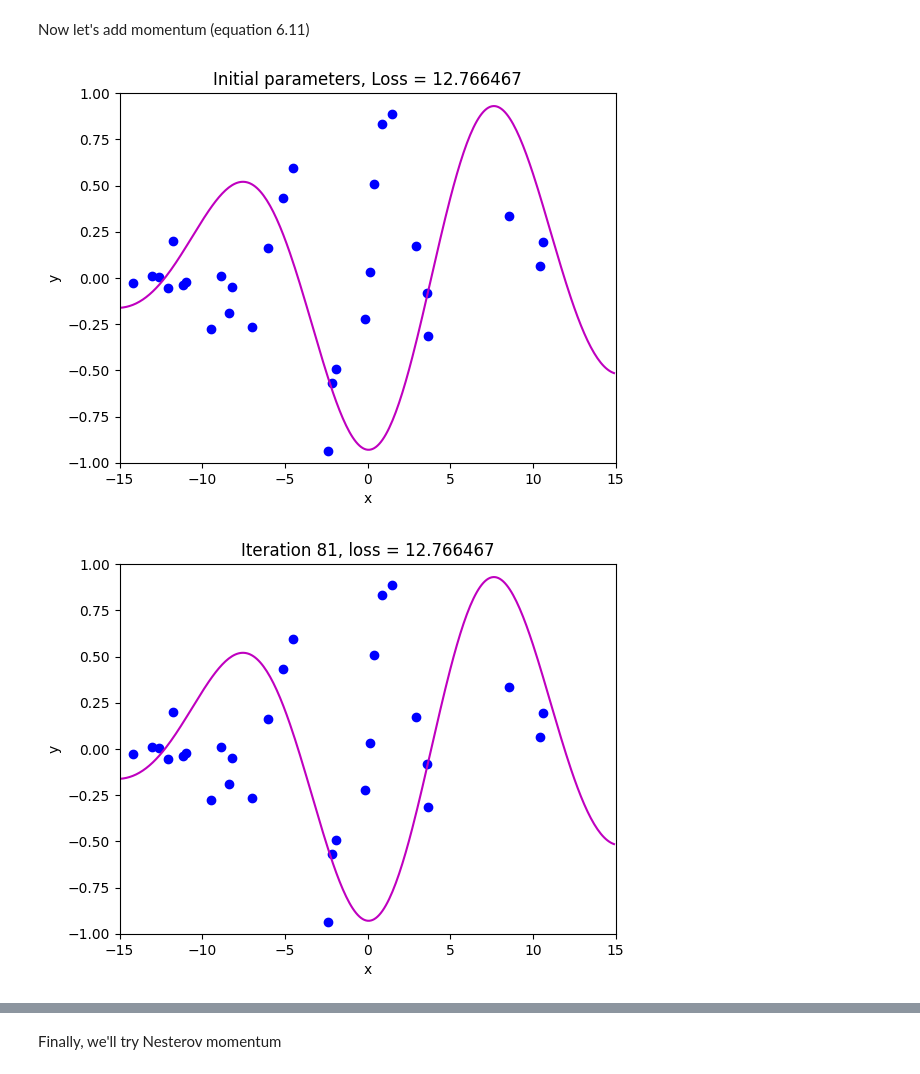
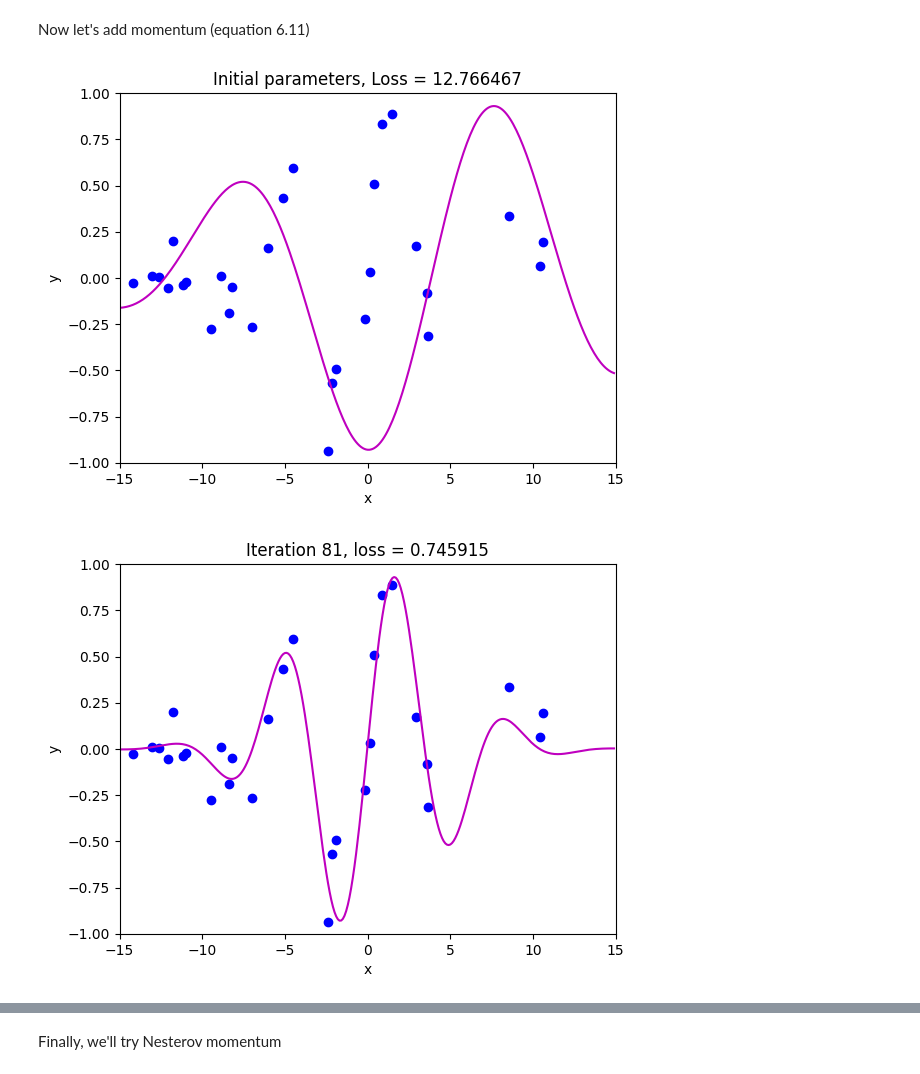
Before and after one commit to MASDXI/NF-846-Deep-Learning, a Jupyter notebook: 6_4_Momentum.ipynb, the cells around one changed output, grey strips where cells are left out. Drawn from its saved outputs; the diff is of its cells as text; code cells hidden in the pictures.

```diff
--- a/6_4_Momentum.ipynb
+++ b/6_4_Momentum.ipynb
@@ -166,32 +166,32 @@ Now let's add momentum (equation 6.11)
 np.random.seed(1)
 # Initialize the parameters
 n_steps = 81
 batch_size = 5
 alpha = 0.6
 beta = 0.6
 momentum = np.zeros([2,1])
 phi_all = np.zeros((2,n_steps+1))
 phi_all[0,0] = -1.5
 phi_all[1,0] = 6.5
 
 # Measure loss and draw initial model
 loss =  compute_loss(data[0,:], data[1,:], model, phi_all[:,0:1])
 draw_model(data,model,phi_all[:,0:1], "Initial parameters, Loss = %f"%(loss))
 
 for c_step in range (n_steps):
   # Choose random batch indices
   batch_index = np.random.permutation(data.shape[1])[0:batch_size]
   # Compute the gradient
   gradient = compute_gradient(data[0,batch_index], data[1,batch_index],  phi_all[:,c_step:c_step+1])
   # TODO -- calculate momentum - replace the line below
-  momentum = np.zeros([2,1])
+  momentum = beta*momentum + (1 - beta) * gradient
 
   # Update the parameters
   phi_all[:,c_step+1:c_step+2] = phi_all[:,c_step:c_step+1] - alpha * momentum
 
 loss =  compute_loss(data[0,:], data[1,:], model, phi_all[:,c_step+1:c_step+2])
 draw_model(data,model,phi_all[:,c_step+1], "Iteration %d, loss = %f"%(c_step+1,loss))
 draw_loss_function(compute_loss, data, model,phi_all)
 # %% [output]
 [figure]
-[figure, old version]
+[figure, new version]
```
Also changed, not shown: parts of 2 cells of this notebook.
